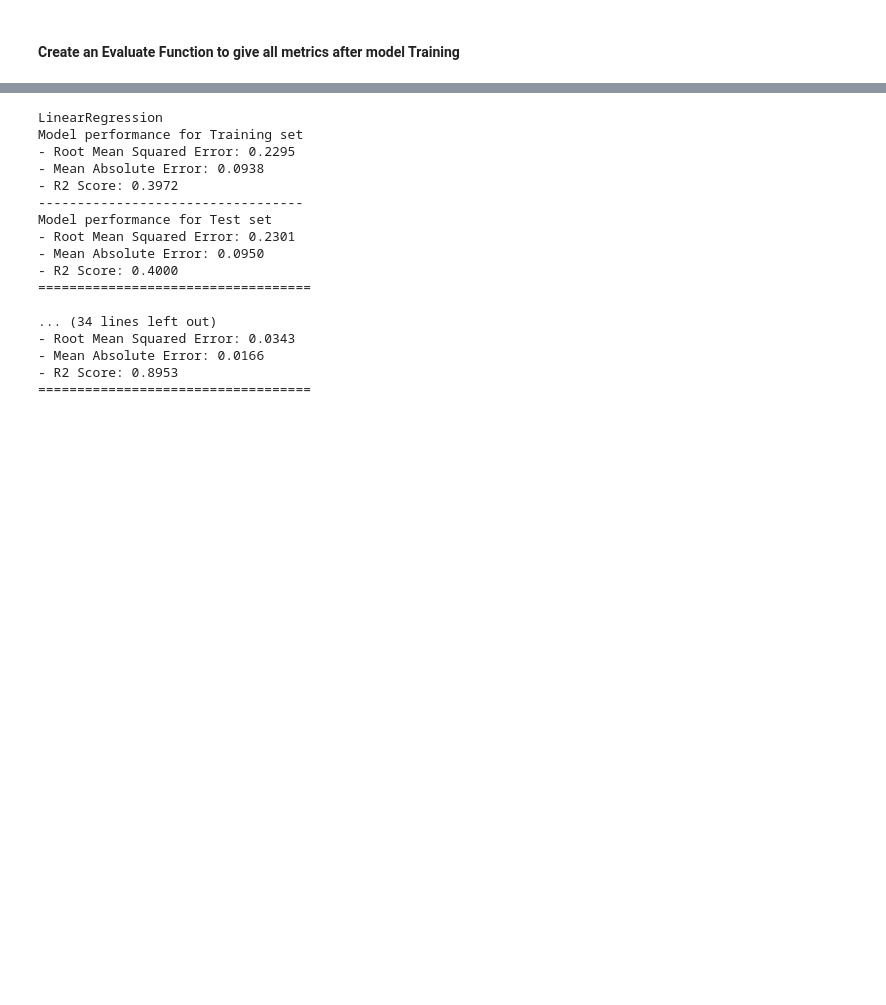
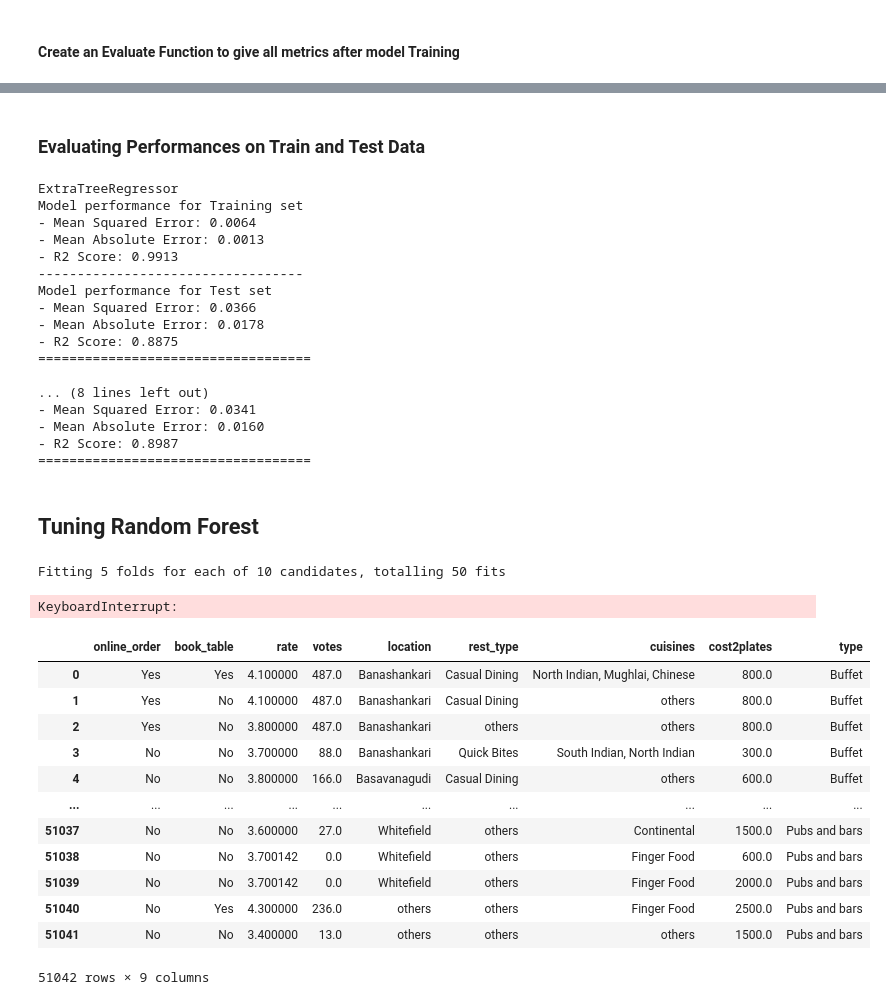
Before and after one commit to Lavishgangwani/iNeuron-RestaurantRatingPredictions, a Jupyter notebook: notebook/2. MODEL TRAINING.ipynb, the cells around one changed output, grey strips where cells are left out. Saved outputs shown, nothing was run; the diff lists cells and outputs as text; code cells hidden in the pictures; blank space fills up the shorter version.

Commit message:
Model Training

```diff
--- a/notebook/2. MODEL TRAINING.ipynb
+++ b/notebook/2. MODEL TRAINING.ipynb
@@ -203,6 +200,8 @@ list(models.values())
               num_parallel_tree=None, random_state=None, ...),
  GradientBoostingRegressor(),
  <catboost.core.CatBoostRegressor at 0x...>]
+# %% [markdown]
+### Evaluating Performances on Train and Test Data
 # %%
 model_list = []
 r2_list = []
@@ -224,14 +223,14 @@ for i in range(len(list(models))):
     model_list.append(list(models.keys())[i])
 
     print('Model performance for Training set')
-    print("- Root Mean Squared Error: {:.4f}".format(model_train_rmse))
+    print("- Mean Squared Error: {:.4f}".format(model_train_rmse))
     print("- Mean Absolute Error: {:.4f}".format(model_train_mae))
     print("- R2 Score: {:.4f}".format(model_train_r2))
 
     print('----------------------------------')
 
     print('Model performance for Test set')
-    print("- Root Mean Squared Error: {:.4f}".format(model_test_rmse))
+    print("- Mean Squared Error: {:.4f}".format(model_test_rmse))
     print("- Mean Absolute Error: {:.4f}".format(model_test_mae))
     print("- R2 Score: {:.4f}".format(model_test_r2))
     r2_list.append(model_test_r2)
@@ -239,20 +238,20 @@ for i in range(len(list(models))):
     print('='*35)
     print('\n')
 # %% [output]
-LinearRegression
+ExtraTreeRegressor
 Model performance for Training set
-- Root Mean Squared Error: 0.2295
-- Mean Absolute Error: 0.0938
-- R2 Score: 0.3972
+- Mean Squared Error: 0.0064
+- Mean Absolute Error: 0.0013
+- R2 Score: 0.9913
 ----------------------------------
 Model performance for Test set
-- Root Mean Squared Error: 0.2301
-- Mean Absolute Error: 0.0950
-- R2 Score: 0.4000
+- Mean Squared Error: 0.0366
+- Mean Absolute Error: 0.0178
+- R2 Score: 0.8875
 ===================================
 
-... (34 lines left out)
-- Root Mean Squared Error: 0.0343
-- Mean Absolute Error: 0.0166
-- R2 Score: 0.8953
+... (8 lines left out)
+- Mean Squared Error: 0.0341
+- Mean Absolute Error: 0.0160
+- R2 Score: 0.8987
 ===================================
@@ -258,0 +278,47 @@ Model performance for Test set
+# %% [markdown]
+## Tuning Random Forest
+# %%
+rfr = RandomForestRegressor()
+
+# Define the parameter grid
+param_grid = {
+    'n_estimators': [int(x) for x in np.linspace(start = 10, stop = 500, num = 10)],  # Number of trees in the forest
+    'max_features': ['sqrt', 'log2' , None],  # Number of features to consider at every split
+    'max_depth': [int(x) for x in np.linspace(10, 100,10)],    # Maximum number of levels in tree
+    'min_samples_split': [2, 5, 10, 14],            # Minimum number of samples required to split a node
+    'min_samples_leaf': [1, 2, 4, 6, 8],              # Minimum number of samples required at each leaf node
+
+}
+
+
+rs = RandomizedSearchCV(estimator=rfr,
+                        param_distributions=param_grid,
+                        scoring='r2',
+                        cv=5,
+                        n_jobs=-1)
+
+
+rs.fit(X_train_scaled,y_train_scaled)
+
+print('BEST SCORE : ',rs.best_score_)
+print('BEST PARAMS : ',rs.best_params_)
+print('cv results : \n',rs.cv_results_)
+# %% [output]
+Fitting 5 folds for each of 10 candidates, totalling 50 fits
+KeyboardInterrupt:
+# %%
+df
+# %% [output]
+|  | online_order | book_table | rate | votes | location | rest_type | cuisines | cost2plates | type |
+| 0 | Yes | Yes | 4.100000 | 487.0 | Banashankari | Casual Dining | North Indian, Mughlai, Chinese | 800.0 | Buffet |
+| 1 | Yes | No | 4.100000 | 487.0 | Banashankari | Casual Dining | others | 800.0 | Buffet |
+| 2 | Yes | No | 3.800000 | 487.0 | Banashankari | others | others | 800.0 | Buffet |
+| 3 | No | No | 3.700000 | 88.0 | Banashankari | Quick Bites | South Indian, North Indian | 300.0 | Buffet |
+| 4 | No | No | 3.800000 | 166.0 | Basavanagudi | Casual Dining | others | 600.0 | Buffet |
+| ... | ... | ... | ... | ... | ... | ... | ... | ... | ... |
+| 51037 | No | No | 3.600000 | 27.0 | Whitefield | others | Continental | 1500.0 | Pubs and bars |
+| 51038 | No | No | 3.700142 | 0.0 | Whitefield | others | Finger Food | 600.0 | Pubs and bars |
+| 51039 | No | No | 3.700142 | 0.0 | Whitefield | others | Finger Food | 2000.0 | Pubs and bars |
+| 51040 | No | Yes | 4.300000 | 236.0 | others | others | Finger Food | 2500.0 | Pubs and bars |
+| 51041 | No | No | 3.400000 | 13.0 | others | others | others | 1500.0 | Pubs and bars |
+51042 rows × 9 columns
```
Also changed, not shown: parts of 9 cells of this notebook, 5 other files.
